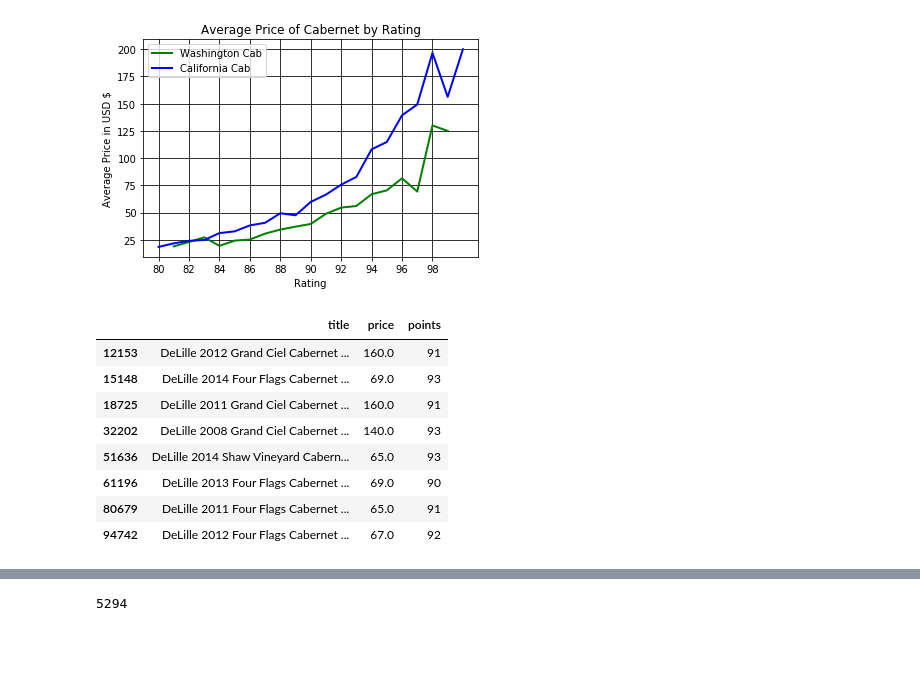
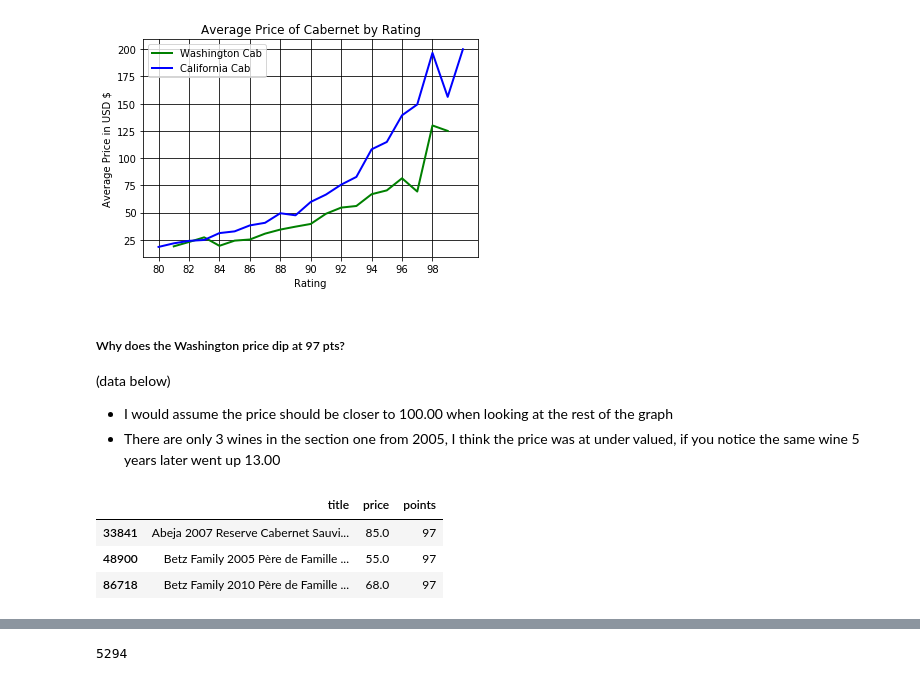
Before and after one commit to schoentr/wine, a Jupyter notebook: Cabernet_WA_vs_CAL.ipynb, the cells around one changed output, grey strips where cells are left out. Cells and saved outputs as stored; diff of their text form; code cells hidden in the pictures; blank space fills up the shorter version.

Commit message:
graphs added

```diff
--- a/Cabernet_WA_vs_CAL.ipynb
+++ b/Cabernet_WA_vs_CAL.ipynb
@@ -87,15 +96,15 @@ plt.legend()
 plt.grid(True,color='K')
 # %% [output]
 [figure]
+# %% [markdown]
+##### Why does the Washington price dip at 97 pts?
+(data below)
+* I would assume the price should be closer to 100.00 when looking at the rest of the graph
+* There are only 3 wines in the section one from 2005,  I think the price was at under valued, if you notice the same wine 5 years later went up 13.00
 # %%
-wa_cab[wa_cab.winery =='DeLille'][['title','price','points']]
+wa_cab[wa_cab.points ==97][['title','price','points']]
 # %% [output]
 |  | title | price | points |
-| 12153 | DeLille 2012 Grand Ciel Cabernet ... | 160.0 | 91 |
-| 15148 | DeLille 2014 Four Flags Cabernet ... | 69.0 | 93 |
-| 18725 | DeLille 2011 Grand Ciel Cabernet ... | 160.0 | 91 |
-| 32202 | DeLille 2008 Grand Ciel Cabernet ... | 140.0 | 93 |
-| 51636 | DeLille 2014 Shaw Vineyard Cabern... | 65.0 | 93 |
-| 61196 | DeLille 2013 Four Flags Cabernet ... | 69.0 | 90 |
-| 80679 | DeLille 2011 Four Flags Cabernet ... | 65.0 | 91 |
-| 94742 | DeLille 2012 Four Flags Cabernet ... | 67.0 | 92 |
+| 33841 | Abeja 2007 Reserve Cabernet Sauvi... | 85.0 | 97 |
+| 48900 | Betz Family 2005 Père de Famille ... | 55.0 | 97 |
+| 86718 | Betz Family 2010 Père de Famille ... | 68.0 | 97 |
```
Also changed, not shown: parts of 10 cells of this notebook.
